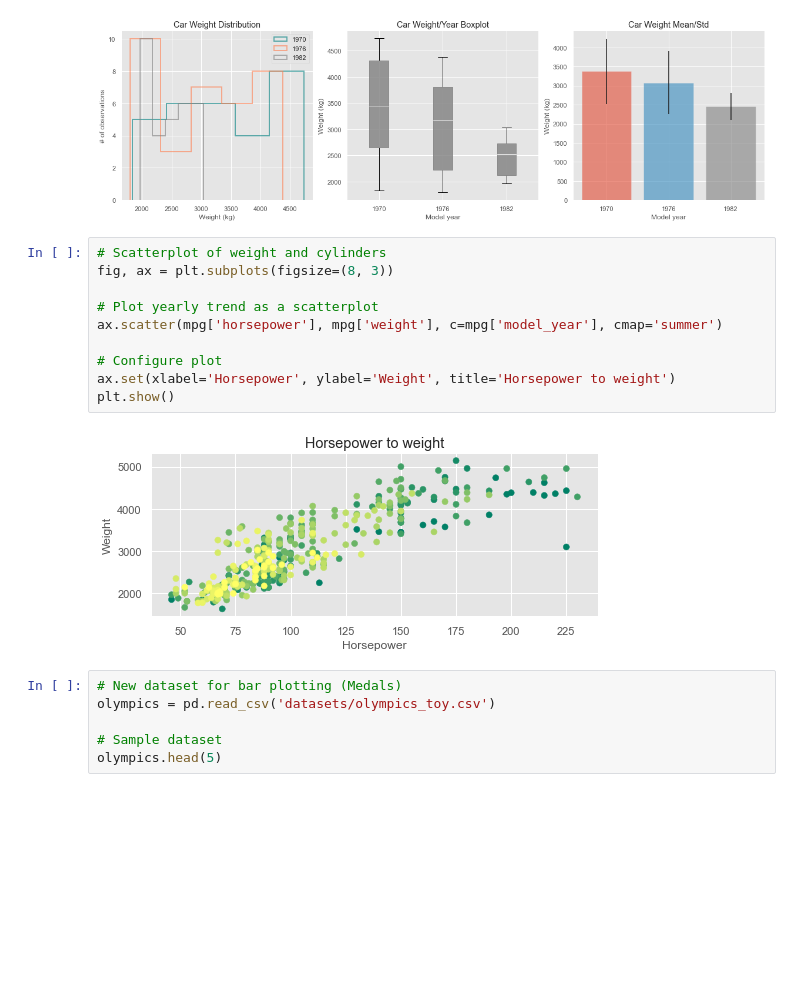
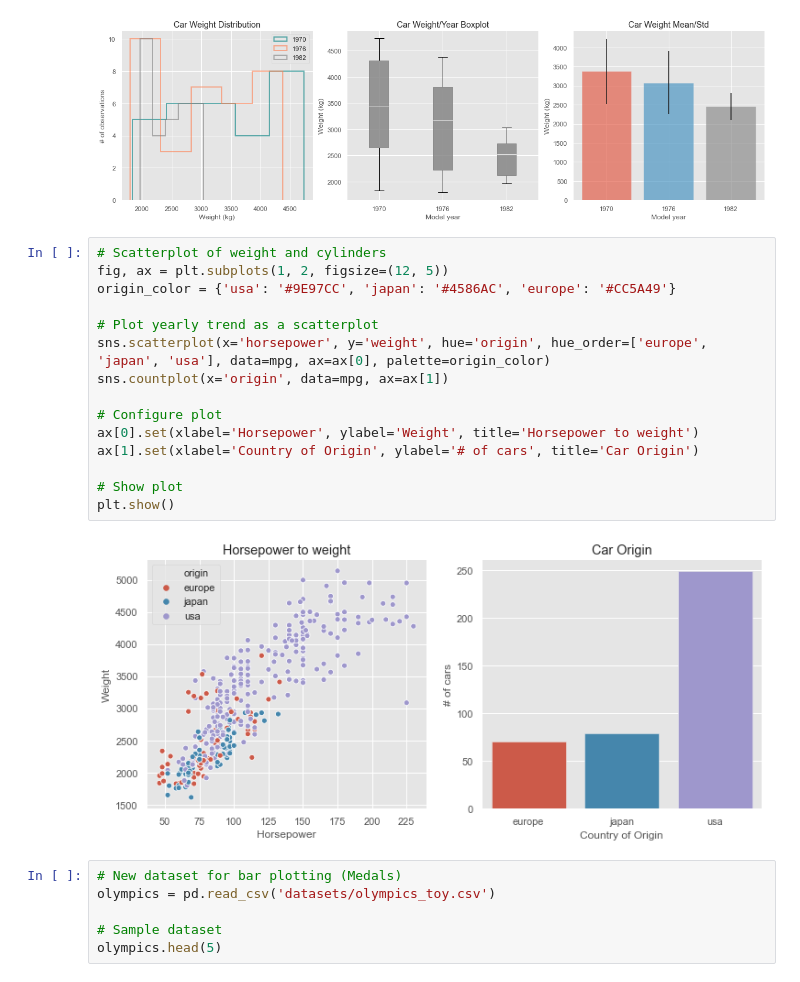
Before and after one commit to VictorCalderon/data-snippets, a Jupyter notebook: DataScience/plotting.ipynb, the cells around one changed output. Drawn from its saved outputs; the diff is of its cells as text; blank space fills up the shorter version.

Commit message:
hueing plots

```diff
--- a/DataScience/plotting.ipynb
+++ b/DataScience/plotting.ipynb
@@ -136,16 +141,21 @@ plt.show()
 [figure]
 # %%
 # Scatterplot of weight and cylinders
-fig, ax = plt.subplots(figsize=(8, 3))
+fig, ax = plt.subplots(1, 2, figsize=(12, 5))
+origin_color = {'usa': '#9E97CC', 'japan': '#4586AC', 'europe': '#CC5A49'}
 
 # Plot yearly trend as a scatterplot
-ax.scatter(mpg['horsepower'], mpg['weight'], c=mpg['model_year'], cmap='summer')
+sns.scatterplot(x='horsepower', y='weight', hue='origin', hue_order=['europe', 'japan', 'usa'], data=mpg, ax=ax[0], palette=origin_color)
+sns.countplot(x='origin', data=mpg, ax=ax[1])
 
 # Configure plot
-ax.set(xlabel='Horsepower', ylabel='Weight', title='Horsepower to weight')
+ax[0].set(xlabel='Horsepower', ylabel='Weight', title='Horsepower to weight')
+ax[1].set(xlabel='Country of Origin', ylabel='# of cars', title='Car Origin')
+
+# Show plot
 plt.show()
 # %% [output]
-[figure, old version]
+[figure, new version]
 # %%
 # New dataset for bar plotting (Medals)
 olympics = pd.read_csv('datasets/olympics_toy.csv')
```
Also changed, not shown: parts of 3 cells of this notebook.
